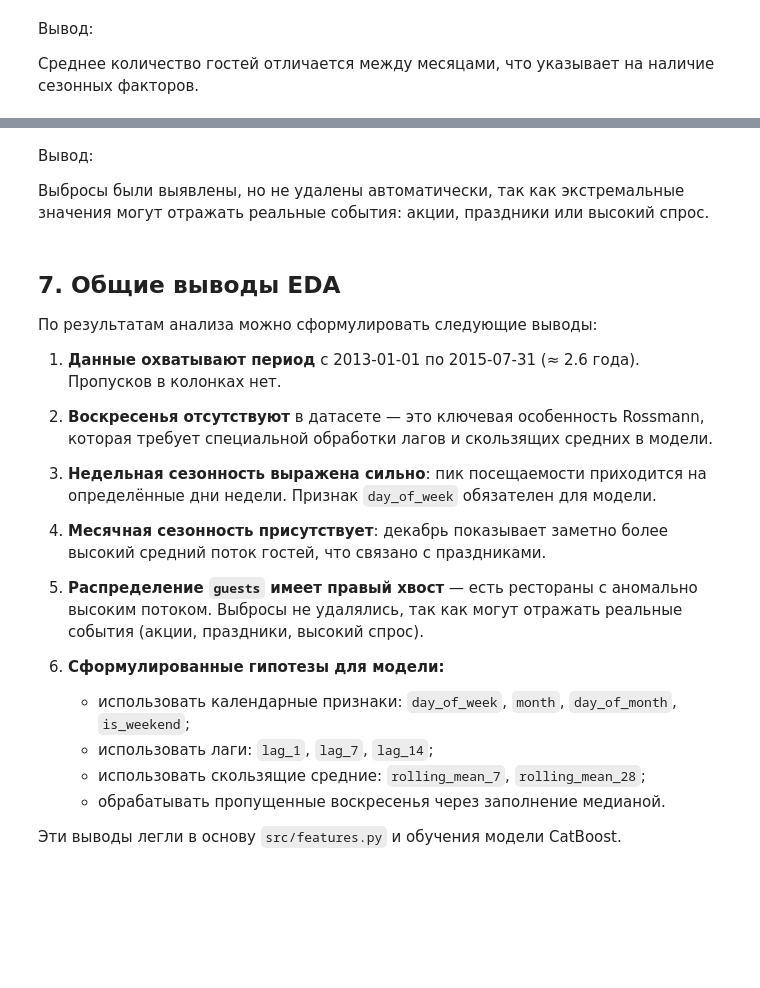
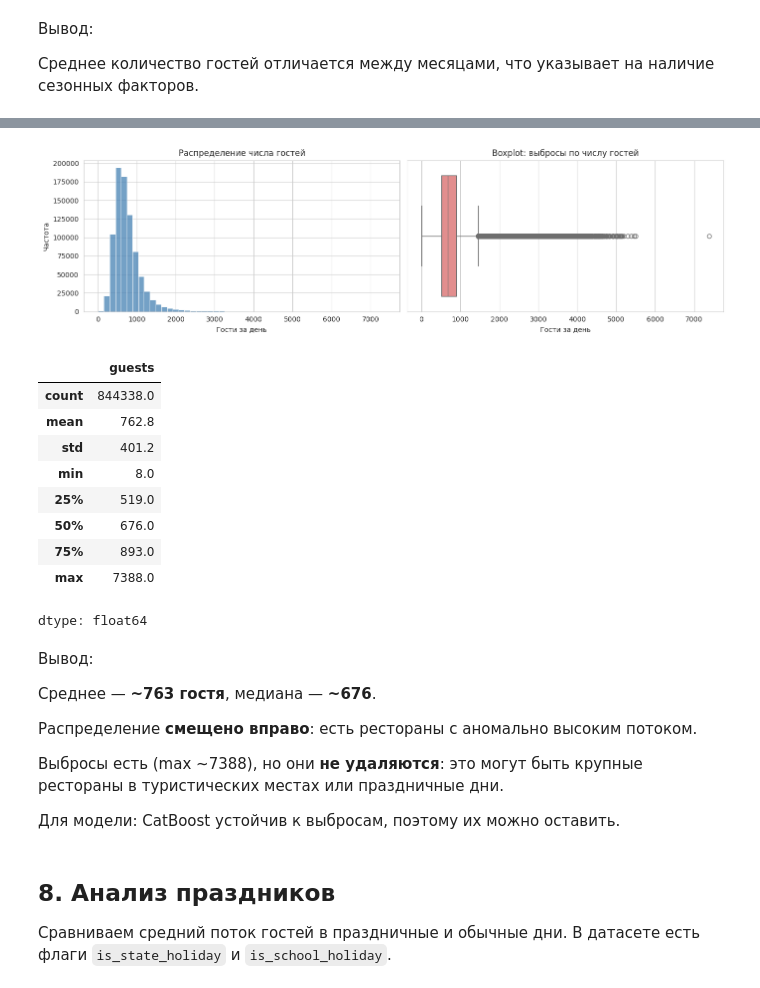
Before and after one commit to vitalinamysiv/restaurant-visitor-forecasting, a Jupyter notebook: notebooks/01_eda.ipynb, the cells around one changed output, grey strips where cells are left out. Drawn from its saved outputs; the diff is of its cells as text; code cells hidden in the pictures; blank space fills up the shorter version.

```diff
--- a/notebooks/01_eda.ipynb
+++ b/notebooks/01_eda.ipynb
@@ -305,26 +336,42 @@ plt.show()
-# %% [markdown]
-Вывод:
-
-Выбросы были выявлены, но не удалены автоматически, так как экстремальные значения могут отражать реальные события: акции, праздники или высокий спрос.
-# %% [markdown]
-## 7. Общие выводы EDA
-
-По результатам анализа можно сформулировать следующие выводы:
-
-1. **Данные охватывают период** с 2013-01-01 по 2015-07-31 (≈ 2.6 года). Пропусков в колонках нет.
-
-2. **Воскресенья отсутствуют** в датасете — это ключевая особенность Rossmann, которая требует специальной обработки лагов и скользящих средних в модели.
-
-3. **Недельная сезонность выражена сильно**: пик посещаемости приходится на определённые дни недели. Признак `day_of_week` обязателен для модели.
-
-4. **Месячная сезонность присутствует**: декабрь показывает заметно более высокий средний поток гостей, что связано с праздниками.
-
-5. **Распределение `guests` имеет правый хвост** — есть рестораны с аномально высоким потоком. Выбросы не удалялись, так как могут отражать реальные события (акции, праздники, высокий спрос).
-
-6. **Сформулированные гипотезы для модели:**
-   - использовать календарные признаки: `day_of_week`, `month`, `day_of_month`, `is_weekend`;
-   - использовать лаги: `lag_1`, `lag_7`, `lag_14`;
-   - использовать скользящие средние: `rolling_mean_7`, `rolling_mean_28`;
-   - обрабатывать пропущенные воскресенья через заполнение медианой.
-
-Эти выводы легли в основу `src/features.py` и обучения модели CatBoost.
+# %%
+fig, axes = plt.subplots(1, 2, figsize=(14, 4))
+
+sns.histplot(df["guests"], bins=50, ax=axes[0], color="steelblue")
+axes[0].set_title("Распределение числа гостей")
+axes[0].set_xlabel("Гости за день")
+axes[0].set_ylabel("Частота")
+
+sns.boxplot(x=df["guests"], ax=axes[1], color="lightcoral")
+axes[1].set_title("Boxplot: выбросы по числу гостей")
+axes[1].set_xlabel("Гости за день")
+
+plt.tight_layout()
+plt.show()
+
+df["guests"].describe().round(1)
+# %% [output]
+[figure, added]
+|  | guests |
+| count | 844338.0 |
+| mean | 762.8 |
+| std | 401.2 |
+| min | 8.0 |
+| 25% | 519.0 |
+| 50% | 676.0 |
+| 75% | 893.0 |
+| max | 7388.0 |
+dtype: float64
+# %% [markdown]
+Вывод:
+
+Среднее — **~763 гостя**, медиана — **~676**.
+
+Распределение **смещено вправо**: есть рестораны с аномально высоким потоком.
+
+Выбросы есть (max ~7388), но они **не удаляются**: это могут быть крупные рестораны в туристических местах или праздничные дни.
+
+Для модели: CatBoost устойчив к выбросам, поэтому их можно оставить.
+# %% [markdown]
+## 8. Анализ праздников
+
+Сравниваем средний поток гостей в праздничные и обычные дни. В датасете есть флаги `is_state_holiday` и `is_school_holiday`.
```
Also changed, not shown: parts of 29 cells of this notebook.
